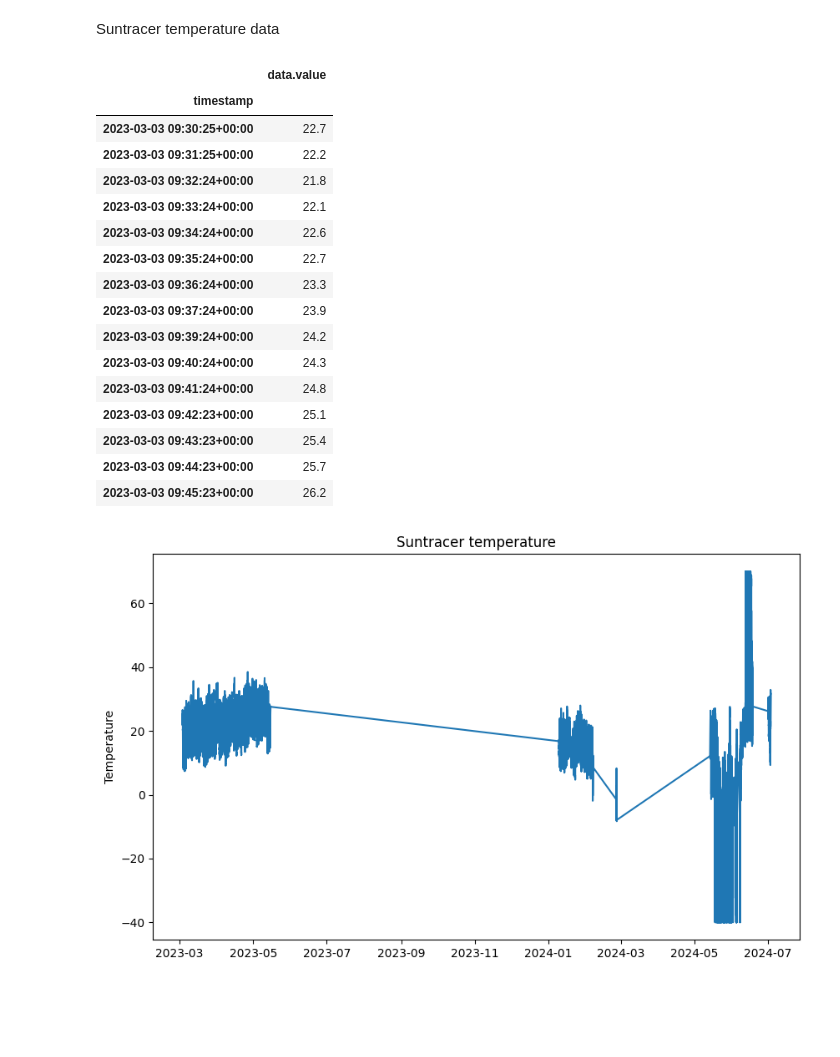
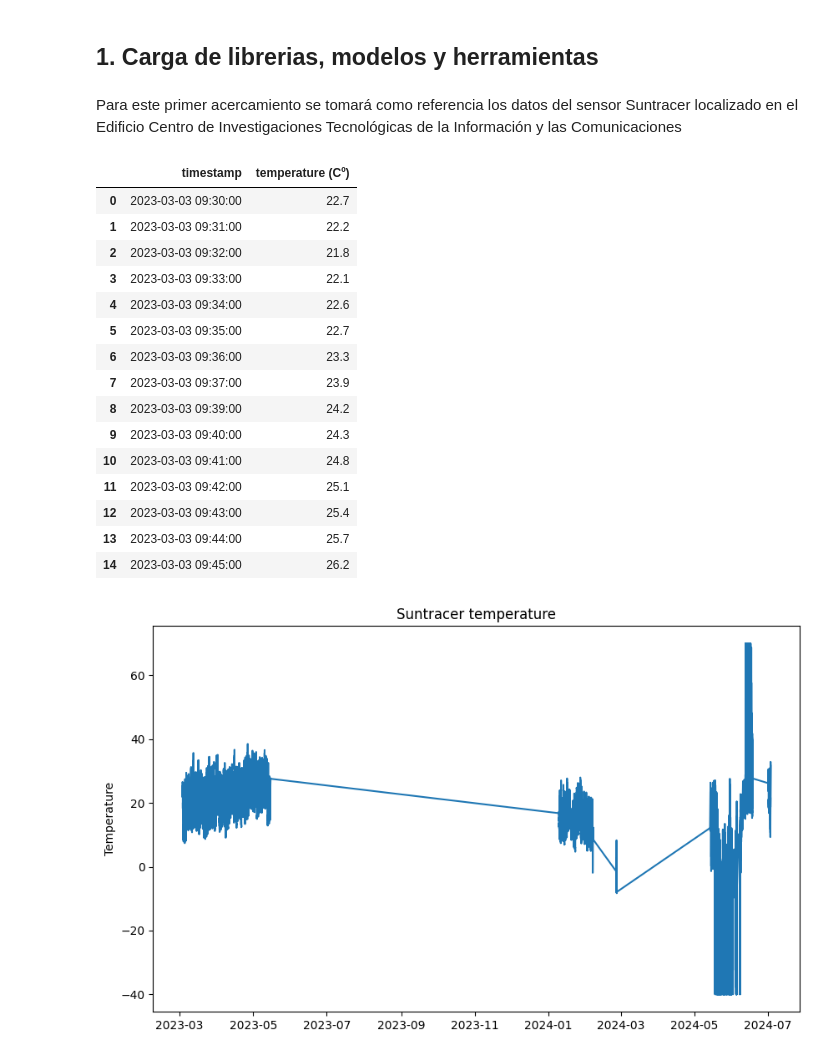
Before and after one commit to icastellsg/TimeSeriesForecastingIA, a Jupyter notebook: testDataSuntracerTemperatura.ipynb, the cells around one changed output. Cells and saved outputs as stored; diff of their text form; code cells hidden in the pictures; blank space fills up the shorter version.

```diff
--- a/testDataSuntracerTemperatura.ipynb
+++ b/testDataSuntracerTemperatura.ipynb
@@ -1,38 +12,40 @@
+# %% [markdown]
+## 1. Carga de librerias, modelos y herramientas
 # %%
 import pandas as pd
 import numpy as np
 import matplotlib.pyplot as plt
 from utilsforecast.preprocessing import fill_gaps
-# %% [markdown]
-Suntracer temperature data
+# %% [markdown]
+Para este primer acercamiento se tomará como referencia los datos del sensor Suntracer localizado en el Edificio Centro de Investigaciones Tecnológicas de la Información y las Comunicaciones
 # %%
 # Load the data
-data = pd.read_csv('wot-data-db.interactions-datas_suntracer_temperature.csv')
+data = pd.read_csv('data/wot-data-db.interactions-datas_suntracer_temperature.csv')
+data['timestamp'] = pd.to_datetime(data['timestamp']).dt.round("min").dt.tz_localize(None)
+#Rename the column of data value to temperature
+data.rename(columns = {'data.value':'temperature (Cº)'}, inplace = True)
 
-data['timestamp'] = pd.to_datetime(data['timestamp'])
-data = data.set_index('timestamp')
+df = data[['timestamp', 'temperature (Cº)']]
 
-df = data[['data.value']]
 
 df.head(15)
 # %% [output]
-|  | data.value |
-| timestamp |  |
-| 2023-03-03 09:30:25+00:00 | 22.7 |
-| 2023-03-03 09:31:25+00:00 | 22.2 |
-| 2023-03-03 09:32:24+00:00 | 21.8 |
-| 2023-03-03 09:33:24+00:00 | 22.1 |
-| 2023-03-03 09:34:24+00:00 | 22.6 |
-| 2023-03-03 09:35:24+00:00 | 22.7 |
-| 2023-03-03 09:36:24+00:00 | 23.3 |
-| 2023-03-03 09:37:24+00:00 | 23.9 |
-| 2023-03-03 09:39:24+00:00 | 24.2 |
-| 2023-03-03 09:40:24+00:00 | 24.3 |
-| 2023-03-03 09:41:24+00:00 | 24.8 |
-| 2023-03-03 09:42:23+00:00 | 25.1 |
-| 2023-03-03 09:43:23+00:00 | 25.4 |
-| 2023-03-03 09:44:23+00:00 | 25.7 |
-| 2023-03-03 09:45:23+00:00 | 26.2 |
+|  | timestamp | temperature (Cº) |
+| 0 | 2023-03-03 09:30:00 | 22.7 |
+| 1 | 2023-03-03 09:31:00 | 22.2 |
+| 2 | 2023-03-03 09:32:00 | 21.8 |
+| 3 | 2023-03-03 09:33:00 | 22.1 |
+| 4 | 2023-03-03 09:34:00 | 22.6 |
+| 5 | 2023-03-03 09:35:00 | 22.7 |
+| 6 | 2023-03-03 09:36:00 | 23.3 |
+| 7 | 2023-03-03 09:37:00 | 23.9 |
+| 8 | 2023-03-03 09:39:00 | 24.2 |
+| 9 | 2023-03-03 09:40:00 | 24.3 |
+| 10 | 2023-03-03 09:41:00 | 24.8 |
+| 11 | 2023-03-03 09:42:00 | 25.1 |
+| 12 | 2023-03-03 09:43:00 | 25.4 |
+| 13 | 2023-03-03 09:44:00 | 25.7 |
+| 14 | 2023-03-03 09:45:00 | 26.2 |
 # %%
 # Plot the data
 plt.figure(figsize=(10,6))
```
Also changed, not shown: parts of 45 cells of this notebook, 1 other file.
